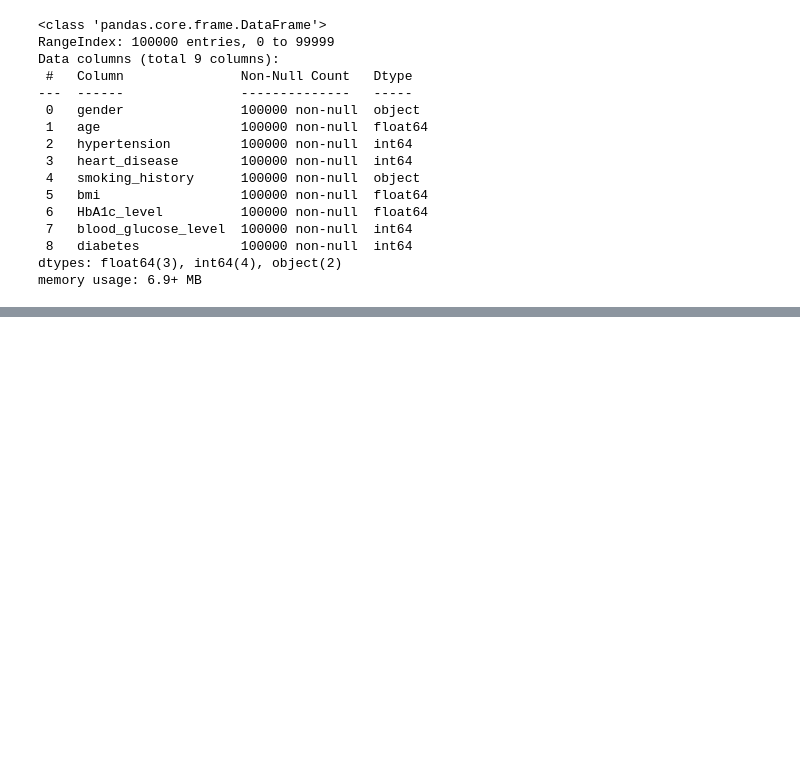
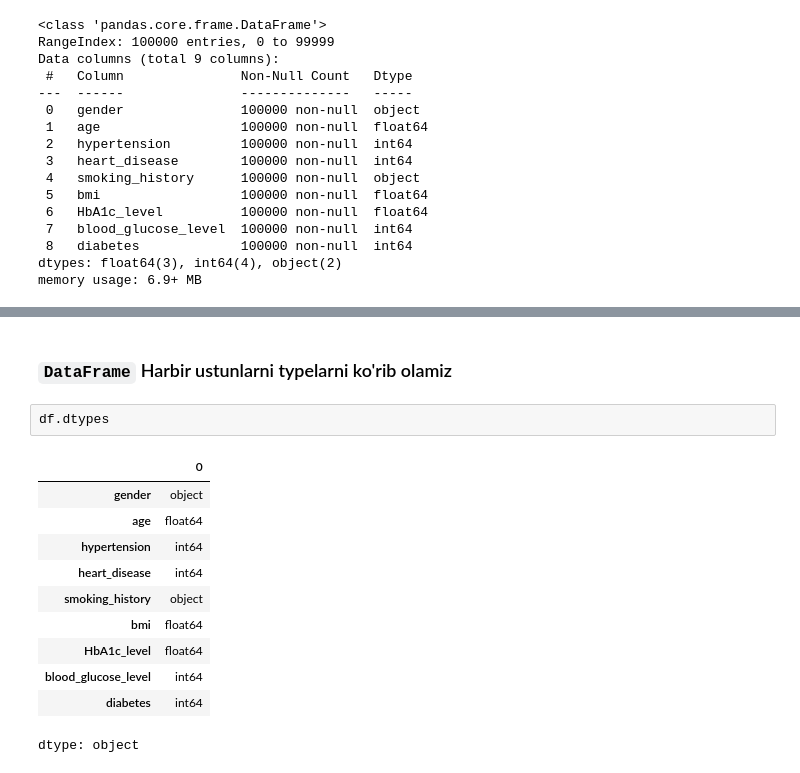
Before and after one commit to abdulloyev/DataScientis-openSource, a Jupyter notebook: Qandli_diabetni_bashorat_qilishning_intellektual_algoritmlari.ipynb, the cells around one changed output, grey strips where cells are left out. Drawn from its saved outputs; the diff is of its cells as text; blank space fills up the shorter version.

```diff
--- a/Qandli_diabetni_bashorat_qilishning_intellektual_algoritmlari.ipynb
+++ b/Qandli_diabetni_bashorat_qilishning_intellektual_algoritmlari.ipynb
@@ -50,0 +69,16 @@ memory usage: 6.9+ MB
+# %% [markdown]
+### `DataFrame` Harbir ustunlarni typelarni ko'rib olamiz
+# %%
+df.dtypes
+# %% [output]
+|  | 0 |
+| gender | object |
+| age | float64 |
+| hypertension | int64 |
+| heart_disease | int64 |
+| smoking_history | object |
+| bmi | float64 |
+| HbA1c_level | float64 |
+| blood_glucose_level | int64 |
+| diabetes | int64 |
+dtype: object
```
Also changed, not shown: parts of 38 cells of this notebook.
